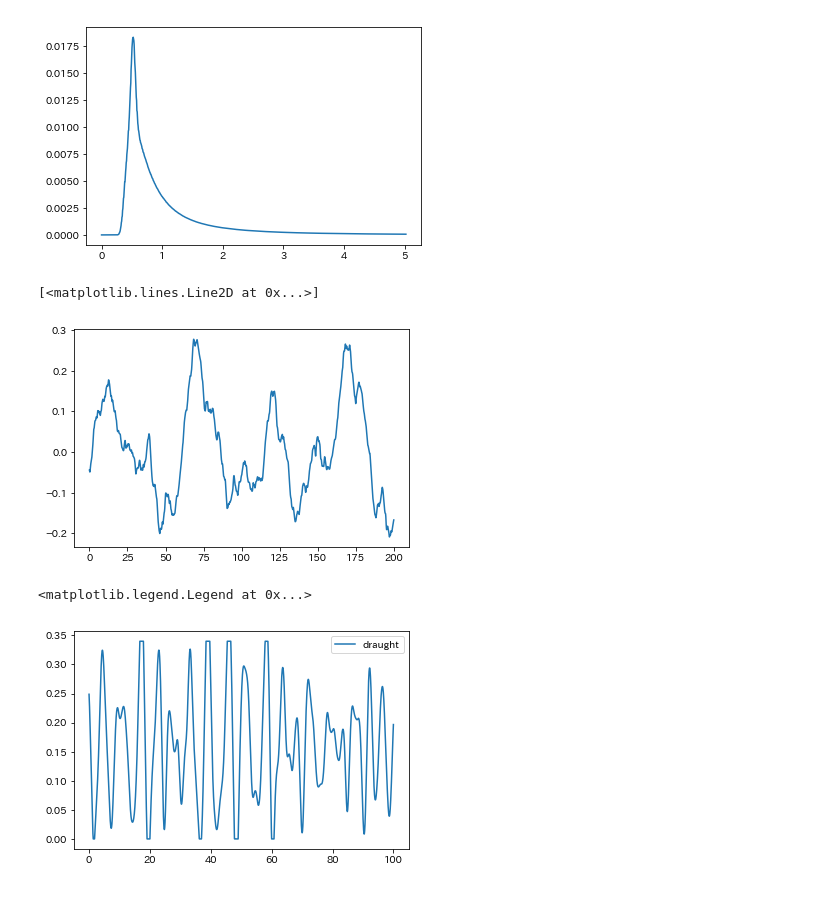
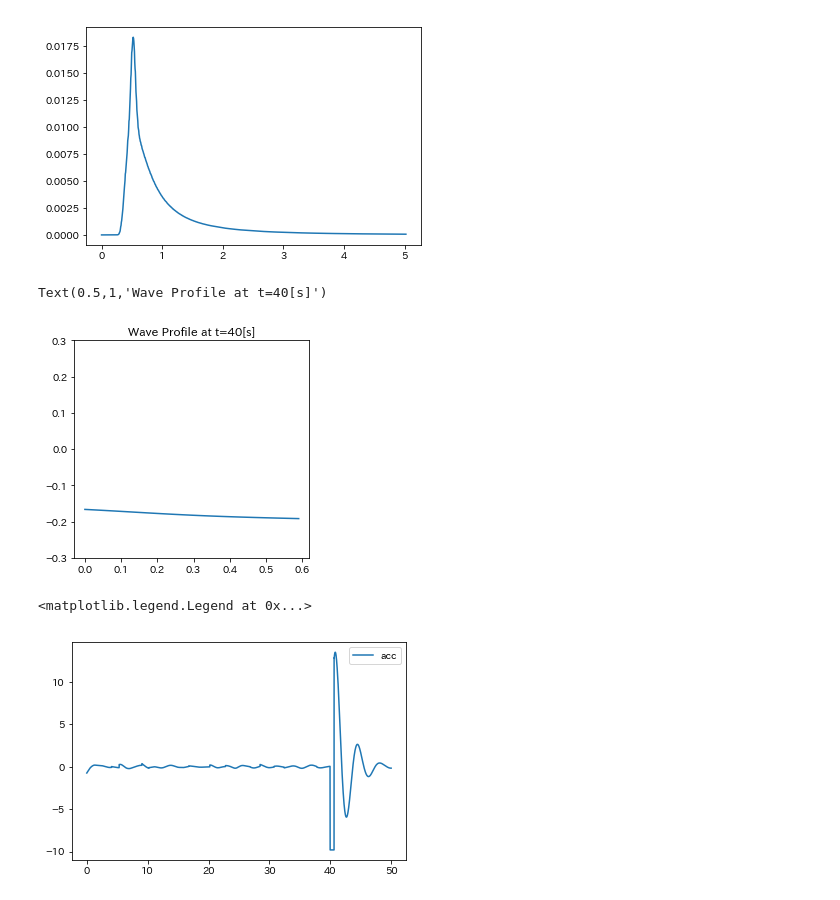
Before and after one commit to shiokoala/soturon, a Jupyter notebook: ship_rao_simulation.ipynb, the cells around one changed output. Cells and saved outputs as stored; diff of their text form; code cells hidden in the pictures.

```diff
--- a/ship_rao_simulation.ipynb
+++ b/ship_rao_simulation.ipynb
@@ -24,22 +24,25 @@ print(jj.delta_omega)
 # %% [output]
 0.005026548245743669
 [figure]
+# %%
+ww = ss.JONSWAP(100,5,0.4)
 # %%
-# ww = ss.JONSWAP(100,5,0.4)
-# xdata = np.arange(0,200,0.01)
-# ydata = np.array([ww.get(x,3) for x in xdata])
+time = 40
+xdata = np.arange(0,0.6,0.01)
+ydata = np.array([ww.get(x,time) for x in xdata])
 fig, ax = plt.subplots()
 # ax.set_xlim(-4.0,4.0)
-# ax.set_ylim(-0.1,0.5)
-# ax.set_aspect('equal', adjustable='box')
+ax.set_ylim(-0.3,0.3)
+ax.set_aspect('equal', adjustable='box')
 
 ax.plot(xdata,ydata)
+ax.set_title("Wave Profile at t=" + str(time) + "[s]")
 # ax.scatter(pp.posx,pp.posz,s=10)
 # t+=1
 # pp.update(en_thr=False)
 # %% [output]
-[<matplotlib.lines.Line2D at 0x...>]
+Text(0.5,1,'Wave Profile at t=40[s]')
-[figure, old version]
+[figure, new version]
 # %%
 pp = ship.Particle(0,0.18)
 dt = 0.01
@@ -69,12 +73,12 @@ for i in range(10000):
     t+=dt
 # %%
 fig, ax = plt.subplots()
-tdata = np.arange(0,10000*dt,dt)
+tdata = np.arange(0,num*dt,dt)
 # ax.set_ylim(-0.5,0.5)
 # ax.plot(tdata,xl,label="pos")
 # ax.plot(tdata,zvl,label="vel")
-# ax.plot(tdata,zal,label="acc")
-ax.plot(tdata,dl,label="draught")
+ax.plot(tdata,zal,label="acc")
+# ax.plot(tdata,dl,label="draught")
 # ax.plot(tdata,eng,label="energy")
 # ax.plot(tdata,pl,label="pitch angle")
 # ax.plot(xl,zl)
@@ -84,7 +88,7 @@ ax.plot(tdata,dl,label="draught")
 ax.legend()
 # %% [output]
 <matplotlib.legend.Legend at 0x...>
-[figure, old version]
+[figure, new version]
 # %%
 fig, (ax1, ax2, ax3, ax4, ax5) = plt.subplots(nrows=5,figsize=(10,10))
 
```
Also changed, not shown: parts of 2 cells of this notebook, 4 other files.
